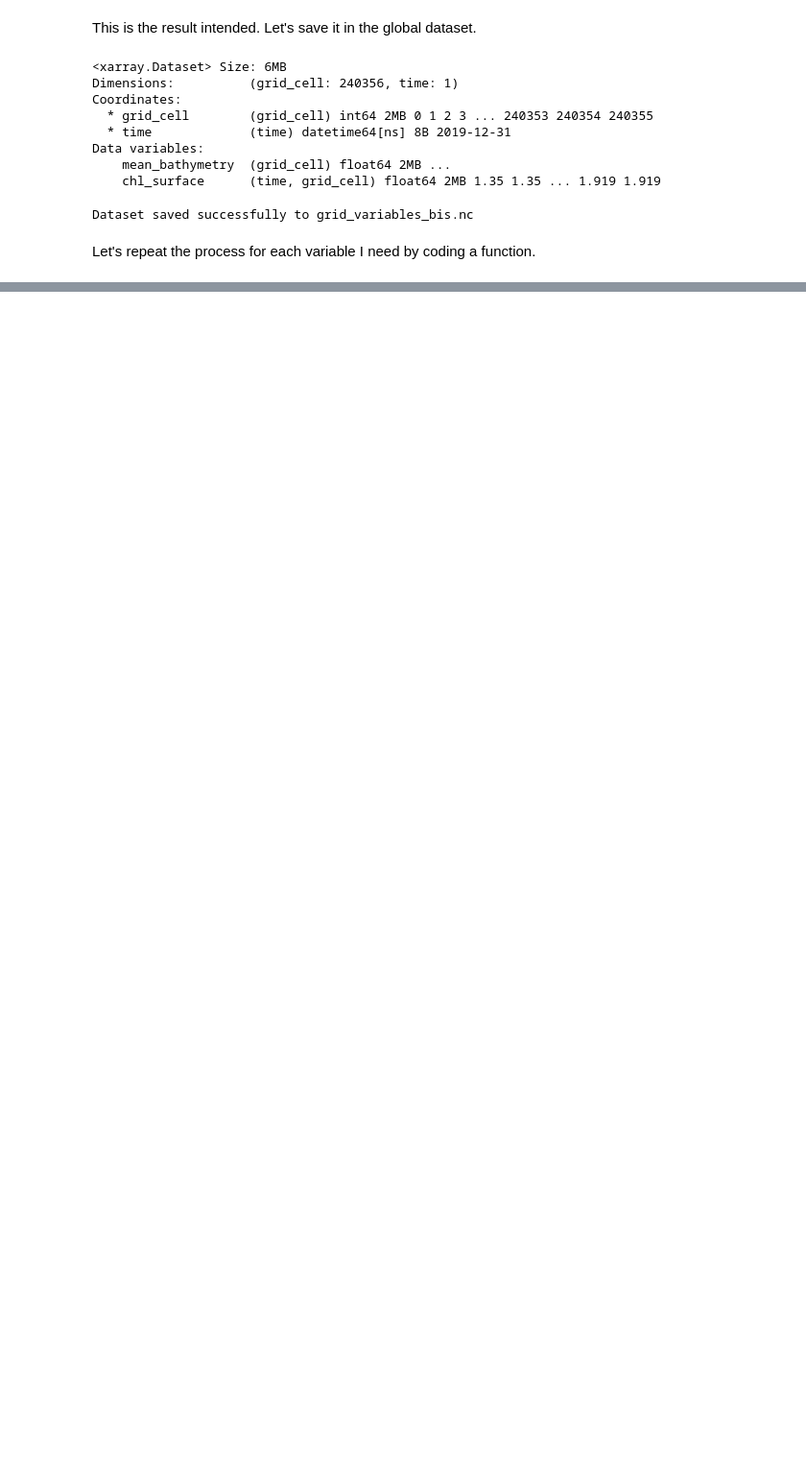
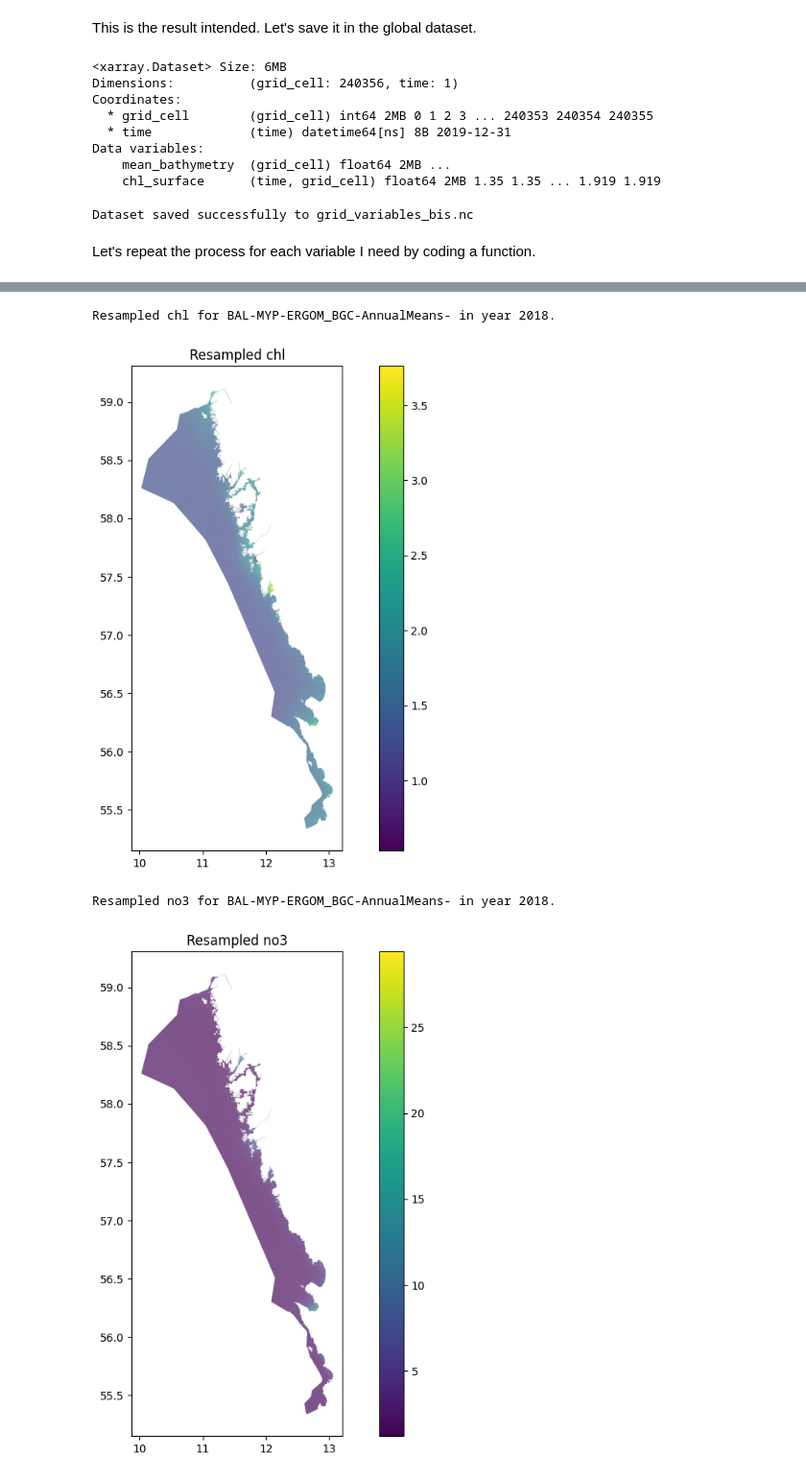
Before and after one commit to Mistra-C2B2/Angiosperms-model, a Jupyter notebook: 02.3_Resampling.ipynb, the cells around one changed output, grey strips where cells are left out. Shown at 96% size. Cells and saved outputs as stored; diff of their text form; code cells hidden in the pictures; blank space fills up the shorter version.

Commit message:
almost succed Resampling + BoundingBox filtering

```diff
--- a/02.3_Resampling.ipynb
+++ b/02.3_Resampling.ipynb
@@ -227,3 +227,6 @@ Data variables:
     NCO:                    netCDF Operators version 4.9.1 (Homepage = http:/...
     CDO:                    Climate Data Operators version 1.9.9rc1 (https://...
     title:                  CMEMS ERGOM annual integrated model fields
+# %%
+ds = xr.open_dataset(f'C:/Users\PC\Desktop\Angiosperms-model\BALTICSEA_MULTIYEAR_WAV_003_015\cmems_mod_bal_wav_my_PT1H-i_202411/2015/01/CMEMS_BAL_WAV_MY_2015010201.nc')
+ds
@@ -456,0 +470,3 @@ for year in range (2015, 2024):
+# %%
+var_list_BGC = ['chl','no3','nppv','o2','ph','po4','zsd']
+ds_BGC
@@ -456,0 +493,4 @@ for year in range (2015, 2024):
+# %%
+var_list_PHY = ['bottomT','siconc','sithick','sla','so','sob','thetao','uo','vo']
+var_list_WAV = ['VHM0','VTPK','VHM0_SW2','VTM01_SW2','VSDX','VSDY','VMXL','VCMX']
+ds_PHY
@@ -456,0 +563,54 @@ for year in range (2015, 2024):
+# %%
+dataset_name_dic = {'BAL-MYP-ERGOM_BGC-AnnualMeans-':var_list_BGC,
+                    'BAL-MYP-NEMO_PHY-AnnualMeans-':var_list_PHY,
+                    'yearly_mean_CMEMS_BAL_WAV_MY_':var_list_WAV}
+
+for ds_name in dataset_name_dic.keys():
+    var_list = dataset_name_dic[ds_name]
+
+    ds = xr.open_dataset(f"{ds_name}{year}.nc")
+
+    lon = ds.lon.values
+    lat = ds.lat.values
+
+    # Flip latitude if needed so it goes from high to low
+    if lat[0] < lat[-1]:
+        lat = lat[::-1]
+        flip_var = True
+        # For each variable, I flip the data array if needed inside the resample_variable function
+        # Here, just note that lat is flipped for affine calculation and zonal stats
+
+    pixel_width = (lon[-1] - lon[0]) / (len(lon) - 1)
+    pixel_height = (lat[0] - lat[-1]) / (len(lat) - 1)  # Note: positive value
+
+    transform = Affine(
+        pixel_width,
+        0,
+        lon[0],
+        0,
+        -pixel_height,
+        lat[0]
+    )
+
+    for variable_name in var_list:
+        if variable_name in clipped_grid_4326.columns:
+            print(f"Variable {variable_name} already exists in the grid. Skipping resampling.")
+            continue
+        resampled_var = resample_variable(variable_name, year, ds, clipped_grid_4326, transform, flip_var)
+        print(f"Resampled {variable_name} for {ds_name} in year {year}.")
+
+
+        # Plot to verify
+        fig, ax = plt.subplots(figsize=(12, 8))
+        clipped_grid_4326.plot(column=variable_name,
+                            cmap='viridis',
+                            legend=True,
+                            missing_kwds={'color': 'lightgrey'},
+                            ax=ax)
+        ax.set_title(f'Resampled {variable_name}')
+        plt.show()
+# %% [output]
+Resampled chl for BAL-MYP-ERGOM_BGC-AnnualMeans- in year 2018.
+[figure, added]
+Resampled no3 for BAL-MYP-ERGOM_BGC-AnnualMeans- in year 2018.
+[figure, added]
```
Also changed, not shown: parts of 16 cells of this notebook, 2 other files.
